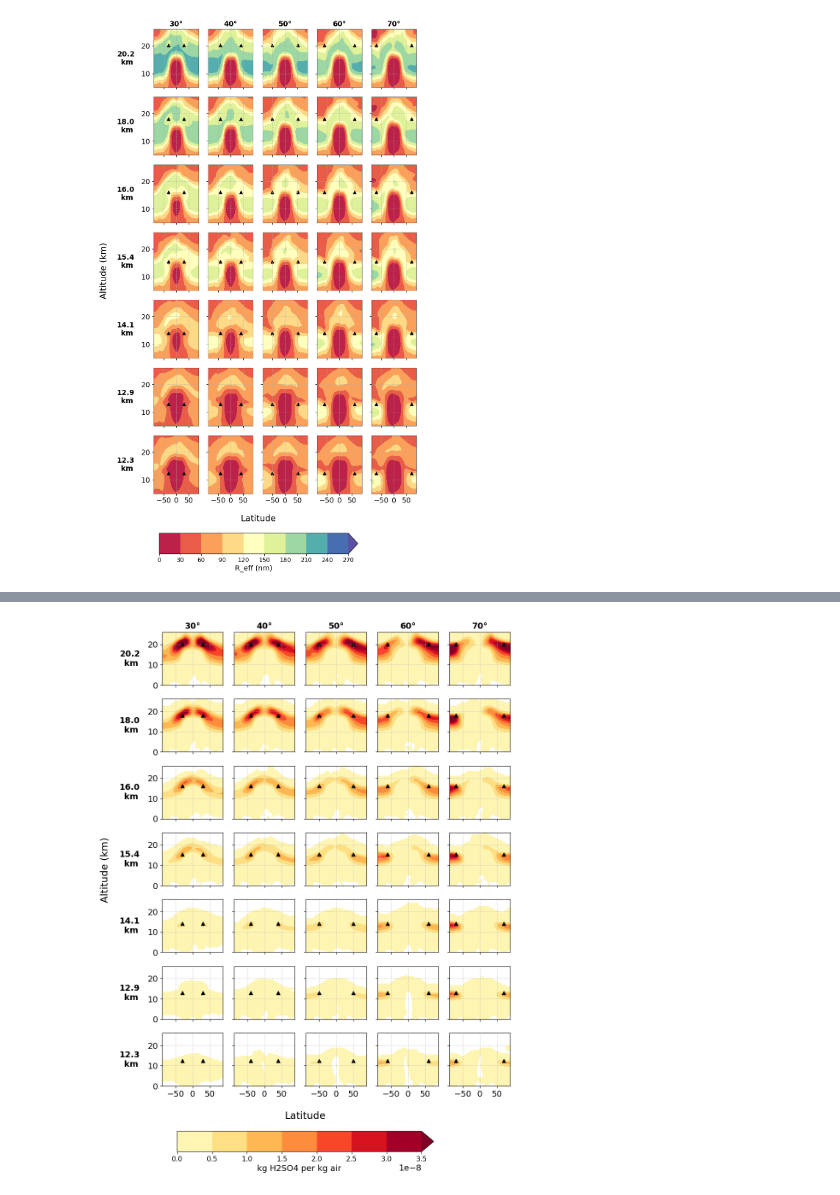
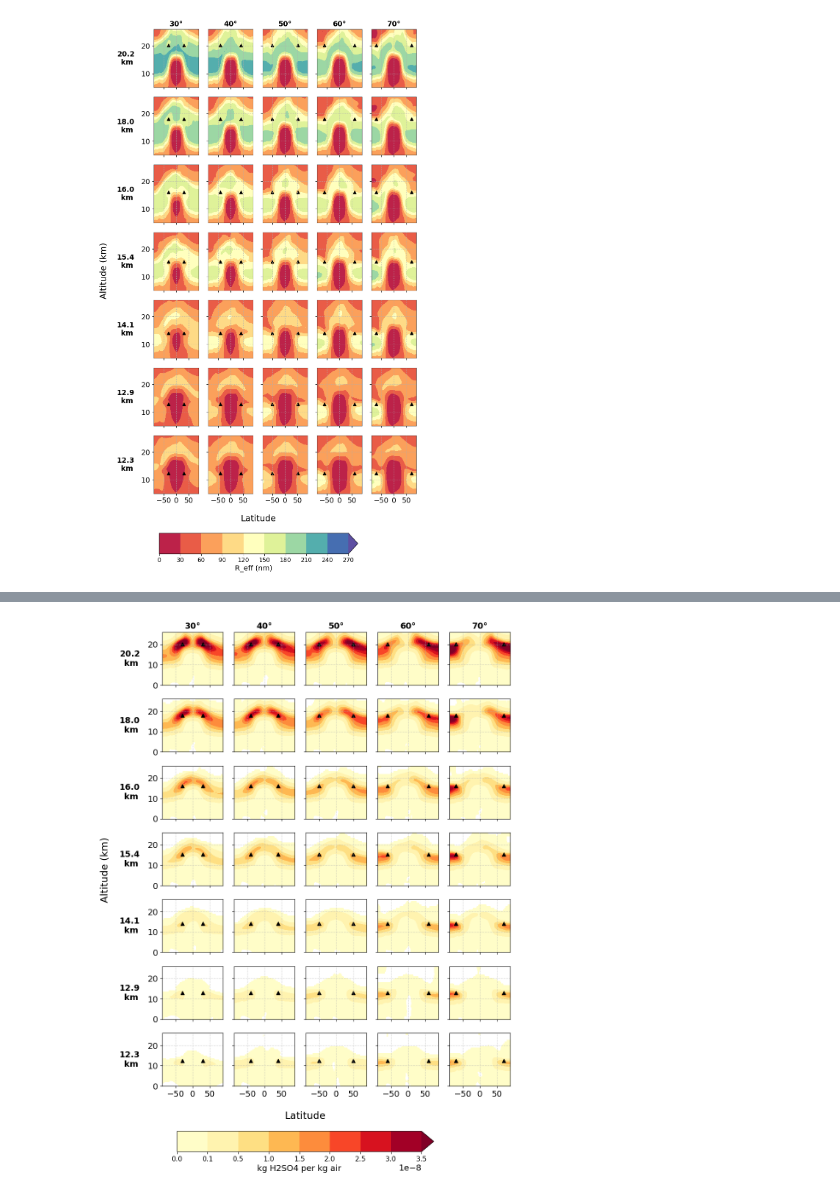
Before and after one commit to alistairduffey/Low_alt_SAI, a Jupyter notebook: Analysis/06_Reff_and_spatial_burdens.ipynb, the cells around one changed output, grey strips where cells are left out. Drawn from its saved outputs; the diff is of its cells as text; code cells hidden in the pictures.

```diff
--- a/Analysis/06_Reff_and_spatial_burdens.ipynb
+++ b/Analysis/06_Reff_and_spatial_burdens.ipynb
@@ -290,9 +268,8 @@ plt.show()
 [figure]
 # %%
 background_dir = '/badc/cmip6/data/CMIP6/ScenarioMIP/MOHC/UKESM1-0-LL/ssp245/r1i1p1f2/AERmon/mmrso4/gn/latest/'
-### SLOW..
 ds_background_mmr = xr.open_mfdataset(background_dir+os.listdir(background_dir)[0]).mean('lon')
-#ds_background_mmr = ds_background_mmr.groupby(ds_background_mmr.time.dt.year).mean()
+ds_background_mmr = ds_background_mmr.sel(time=slice('2021', '2051'))
 ds_background_mmr =ds_background_mmr.resample(time="Y").mean().load()
 ds_background_mmr_std = ds_background_mmr.mmrso4.std('time')
 ds_background_mmr_mean = ds_background_mmr.mmrso4.mean('time')
@@ -300,9 +277,12 @@ ds_background_mmr_mean = ds_background_mmr.mmrso4.mean('time')
 
 ds_background_mmr_H2SO4_std = (ds_background_mmr_std*(1/0.9796)).rename({'lev':'model_level_number', 'lat':'latitude'})
 ds_background_mmr_H2SO4_mean = (ds_background_mmr_mean*(1/0.9796)).rename({'lev':'model_level_number', 'lat':'latitude'})
+
+import scipy.stats as stats
+sample_size=(2051-2021)
+standard_error = ds_background_mmr_H2SO4_std / np.sqrt(sample_size)
+# Find the critical t-value for 95% confidence (two-tailed)
+alpha = 0.05
+t_critical = stats.t.ppf(1 - alpha / 2, df=sample_size - 1)
+# Calculate the threshold anomaly that would exceed the threshold
+threshold_anom = t_critical * standard_error
-# %%
-"""
-total_mmr = (ds['Nucleation mode (soluble) H2SO4 MMR'] + ds['Aitken mode (soluble) H2SO4 MMR'] + ds['Accumulation mode (soluble) H2SO4 MMR'] + ds['Course mode (soluble) H2SO4 MMR']).to_dataset(name='total_mmr')
-masked_ds = total_mmr.where((total_mmr.total_mmr.values-ds_background_mmr_H2SO4_mean.values)>ds_background_mmr_H2SO4_std.values)
-masked_ds.total_mmr.plot()
-"""
@@ -329,13 +289,3 @@ cbar1.ax.tick_params(labelsize='small')
-# %%
-ds = ds_dict['u-dg683']
-ds = add_R_eff(ds_dict[run])
-ds['total_mmr'] = ds['Nucleation mode (soluble) H2SO4 MMR'] + ds['Aitken mode (soluble) H2SO4 MMR'] + ds['Accumulation mode (soluble) H2SO4 MMR'] + ds['Course mode (soluble) H2SO4 MMR']
-ds['total_mmr_anom'] = ds['total_mmr']
-ds['total_mmr_anom'].values = ds['total_mmr'].values - ds_background_mmr_H2SO4_mean.values
-ds['total_mmr_background_std'] = ds['total_mmr']
-ds['total_mmr_background_std'].values = ds_background_mmr_H2SO4_std.values
-masked_ds = ds.where(ds['total_mmr_anom'] > ds['total_mmr_background_std'])
-#masked_ds
 # %%
 ### repeat the above plot but for annual injection:
 run_dict = {'u-de365':[30.625, 20.2],'u-de369':[40.625, 20.2],'u-de399':[50.625, 20.2],'u-de457':[60.625, 20.2],'u-dg655':[70.625, 20.2],
@@ -367,9 +317,9 @@ for run in run_dict.keys():
     ds['total_mmr'] = ds['Nucleation mode (soluble) H2SO4 MMR'] + ds['Aitken mode (soluble) H2SO4 MMR'] + ds['Accumulation mode (soluble) H2SO4 MMR'] + ds['Course mode (soluble) H2SO4 MMR']
     ds['total_mmr_anom'] = ds['total_mmr']
     ds['total_mmr_anom'].values = ds['total_mmr'].values - ds_background_mmr_H2SO4_mean.values
-    ds['total_mmr_background_std'] = ds['total_mmr']
-    ds['total_mmr_background_std'].values = ds_background_mmr_H2SO4_std.values
-    masked_ds = ds.where(ds['total_mmr_anom'] > ds['total_mmr_background_std'])
+    ds['total_mmr_threshold_anom'] = ds['total_mmr']
+    ds['total_mmr_threshold_anom'].values = threshold_anom.values
+    masked_ds = ds.where(ds['total_mmr_anom'] > ds['total_mmr_threshold_anom'])
 
     cs=ax.contourf(masked_ds.latitude.values,
                    0.001*masked_ds.level_height.values,
@@ -428,38 +378,38 @@ for run in run_dict.keys():
     ds['total_mmr'] = ds['Nucleation mode (soluble) H2SO4 MMR'] + ds['Aitken mode (soluble) H2SO4 MMR'] + ds['Accumulation mode (soluble) H2SO4 MMR'] + ds['Course mode (soluble) H2SO4 MMR']
     ds['total_mmr_anom'] = ds['total_mmr']
     ds['total_mmr_anom'].values = ds['total_mmr'].values - ds_background_mmr_H2SO4_mean.values
-    ds['total_mmr_background_std'] = ds['total_mmr']
-    ds['total_mmr_background_std'].values = ds_background_mmr_H2SO4_std.values
-    masked_ds = ds.where(ds['total_mmr_anom'] > ds['total_mmr_background_std'])
+    ds['total_mmr_threshold_anom'] = ds['total_mmr']
+    ds['total_mmr_threshold_anom'].values = threshold_anom.values
+    masked_ds = ds.where(ds['total_mmr_anom'] > ds['total_mmr_threshold_anom'])
 
     cs=ax.contourf(masked_ds.latitude.values,
                    0.001*masked_ds.level_height.values,
                    masked_ds['total_mmr_anom'].values,
-                   levels = np.arange(0, 0.4*1E-7, 0.5*1E-8),
-                   #levels = [0, 0.05*1E-8, 0.1*1E-8, 0.5*1E-8, 1*1E-8,
+                   #levels = np.arange(0, 0.4*1E-7, 0.5*1E-8),
+                   np.concatenate([[0, 0.1*1E-8], np.arange(0.5*1E-8, 0.4*1E-7, 0.5*1E-8)]),                   #levels = [0, 0.05*1E-8, 0.1*1E-8, 0.5*1E-8, 1*1E-8,
                     #         2*1E-8, 3*1E-8, 5*1E-8],
                    #levels = [0, 0.05*1E-8, 0.1*1E-8, 0.2*1E-8, 0.4*1E-8,
                     #         0.8*1E-8, 1.6*1E-8, 3.2*1E-8],
                    #cmap='Spectral',
                    cmap='YlOrRd',
                    extend='max')
     ax.set_ylim(0, 26)
     ax.scatter([ds.injection_latitude.values.item(), -ds.injection_latitude.values.item()],
                [ds.injection_altitude.values.item(), ds.injection_altitude.values.item()],
                marker='^', color='black'
                )
     ax.grid(ls='dotted')
     i=i+1
 
 fig.supxlabel('Latitude')
 fig.supylabel('Altitude (km)' )
 
 plt.tight_layout()
 
 cbar_ax1 = fig.add_axes([0.2, -0.05, 0.6, 0.04])
 cbar1 = fig.colorbar(cs, cax=cbar_ax1, orientation='horizontal', label='kg H2SO4 per kg air')
 cbar1.ax.tick_params(labelsize='small')
 plt.savefig('Figures/Supp/MMR_H2SO4_total_zonal_height_sigmask.jpg', dpi=450, bbox_inches='tight')
 plt.show()
 # %% [output]
-[figure, old version]
+[figure, new version]
```
Also changed, not shown: parts of 9 cells of this notebook, 24 other files.
